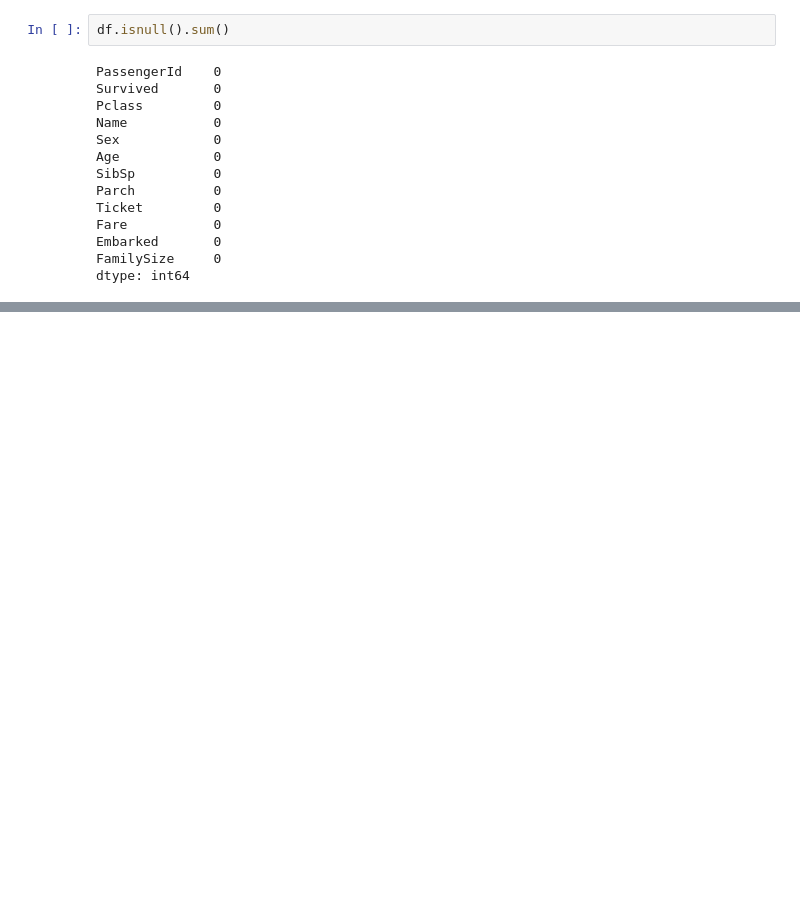
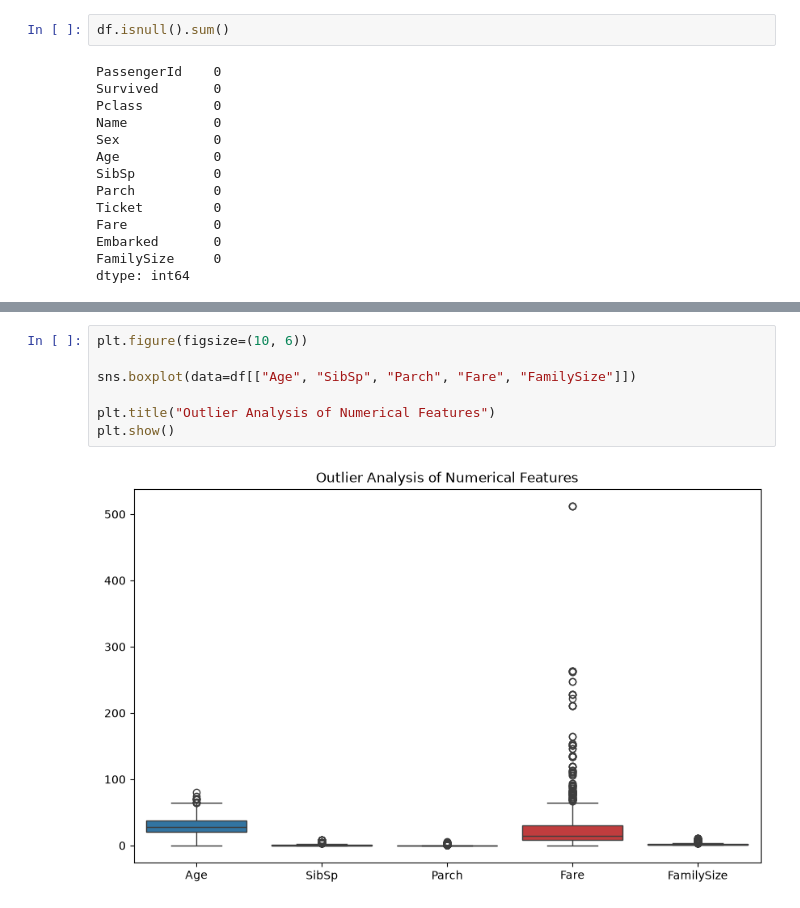
Before and after one commit to SumaiyaaRq/eda-projects, a Jupyter notebook: Titanic_EDA.ipynb, the cells around one changed output, grey strips where cells are left out. Drawn from its saved outputs; the diff is of its cells as text; blank space fills up the shorter version.

Commit message:
Outlier Analysis for other numerical features

```diff
--- a/Titanic_EDA.ipynb
+++ b/Titanic_EDA.ipynb
@@ -342,0 +435,9 @@ corr
+# %%
+plt.figure(figsize=(10, 6))
+
+sns.boxplot(data=df[["Age", "SibSp", "Parch", "Fare", "FamilySize"]])
+
+plt.title("Outlier Analysis of Numerical Features")
+plt.show()
+# %% [output]
+[figure, added]
```
Also changed, not shown: parts of 7 cells of this notebook.
